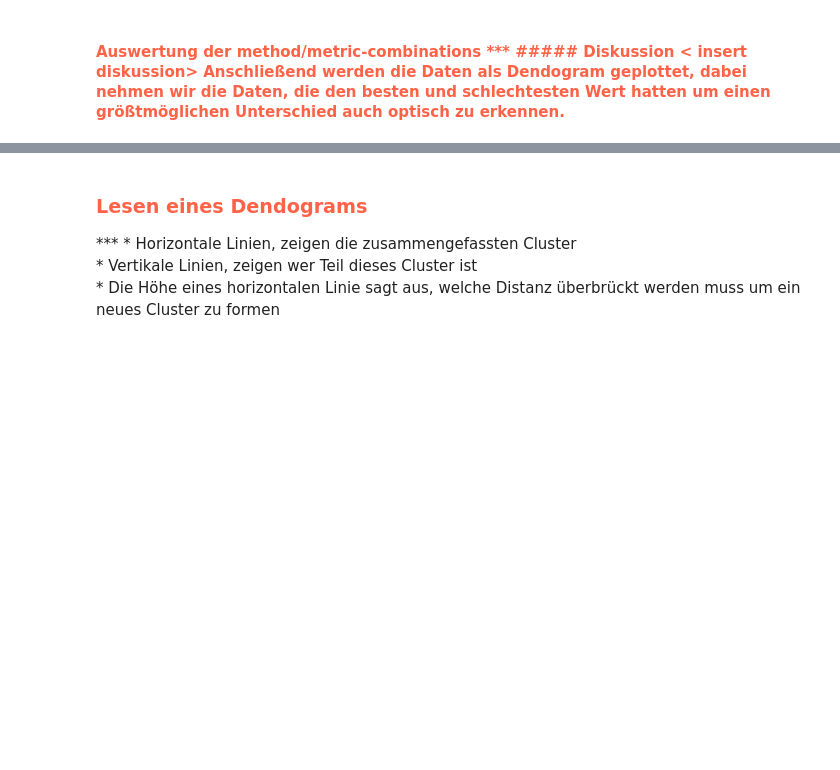
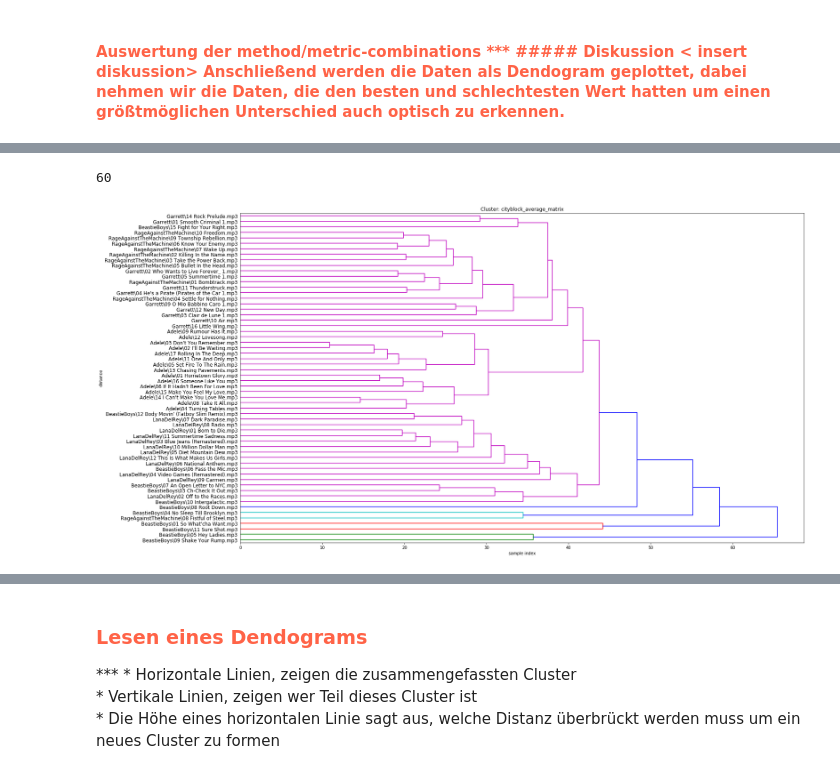
Before and after one commit to danielrotaermel/data-mining, a Jupyter notebook: VersuchMusicClustering.ipynb, the cells around one changed output, grey strips where cells are left out. Drawn from its saved outputs; the diff is of its cells as text; code cells hidden in the pictures; blank space fills up the shorter version.

```diff
--- a/VersuchMusicClustering.ipynb
+++ b/VersuchMusicClustering.ipynb
@@ -1045,14 +1047,20 @@ plt.show()
+# %%
+print len(labels)
+# %% [output]
+60
 # %%
 # calculate full dendrogram
-plt.figure(figsize=(25, 25))
-plt.title('Cluster: euclid_single_matrix')
+plt.figure(figsize=(25, 15))
+plt.title('Cluster: cityblock_average_matrix')
 plt.xlabel('sample index')
 plt.ylabel('distance')
 dendrogram(
-    euclid_single_matrix,
+    cityblock_average_matrix,
     labels=labels,
     #leaf_rotation=90.,  # rotates the x axis labels
     leaf_font_size=12.,  # font size for the x axis labels
     orientation = "right"
 )
 plt.show()
+# %% [output]
+[figure, added]
```
Also changed, not shown: parts of 12 cells of this notebook.
